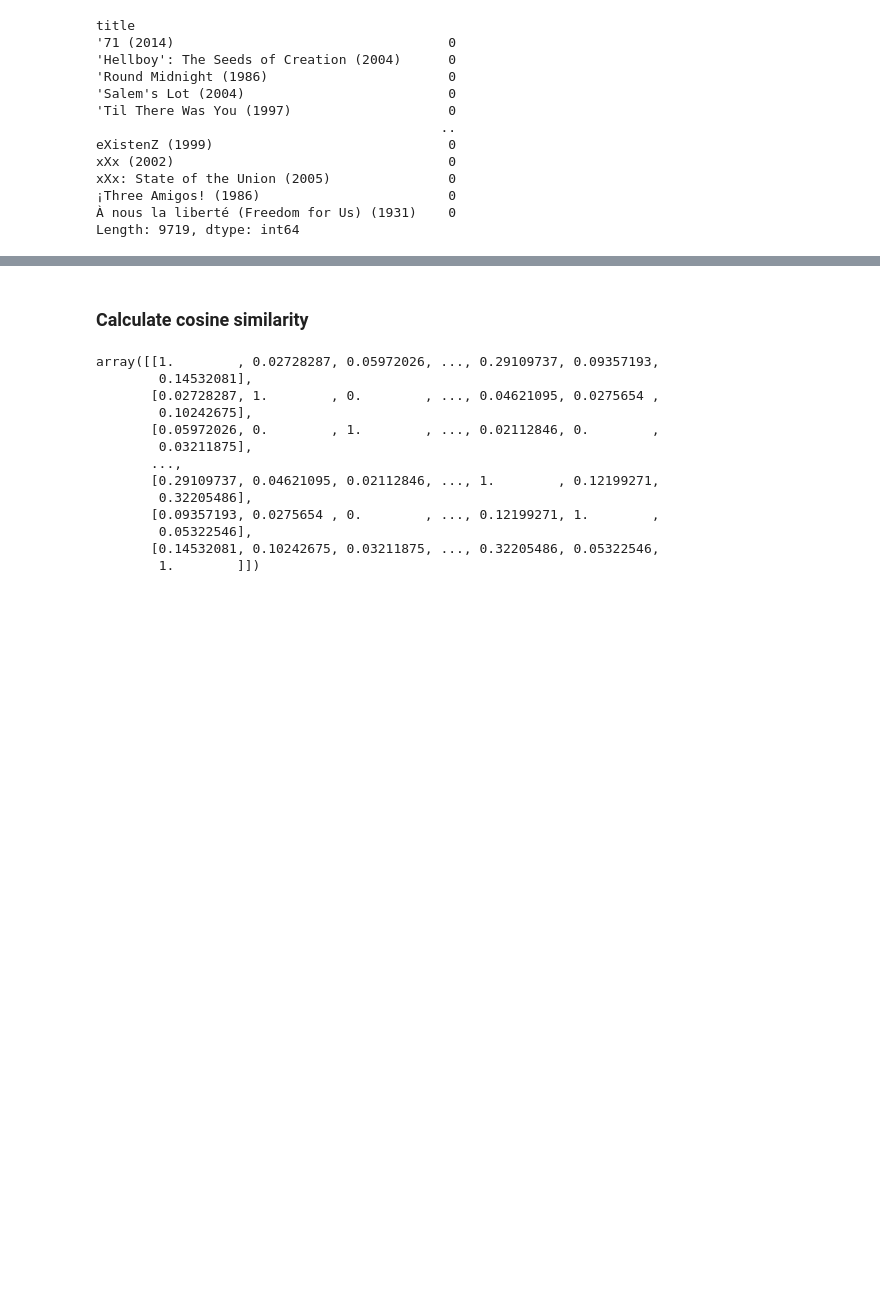
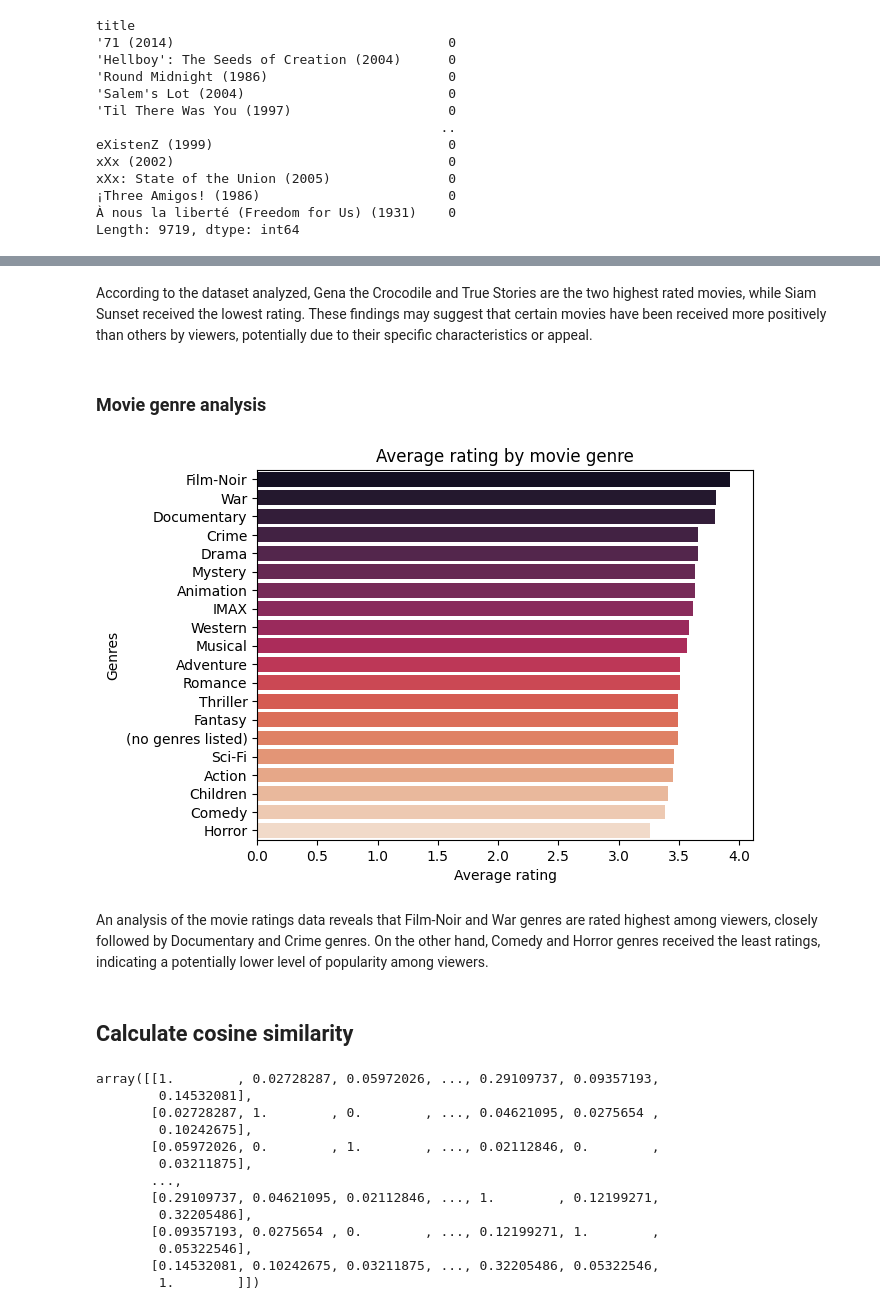
Before and after one commit to Eben-Success/AI_final_project, a Jupyter notebook: analysis.ipynb, the cells around one changed output, grey strips where cells are left out. Cells and saved outputs as stored; diff of their text form; code cells hidden in the pictures; blank space fills up the shorter version.

```diff
--- a/analysis.ipynb
+++ b/analysis.ipynb
@@ -93,5 +120,30 @@ Length: 9719, dtype: int64
+# %% [markdown]
+According to the dataset analyzed, Gena the Crocodile and True Stories are the two highest rated movies, while Siam Sunset received the lowest rating. These findings may suggest that certain movies have been received more positively than others by viewers, potentially due to their specific characteristics or appeal.
+# %% [markdown]
+### Movie genre analysis
+# %%
+# Split the genres into separate rows
+genre_ratings = movie_ratings.assign(genres = movie_ratings['genres'].str.split('|')).explode('genres')
+
+# Group the movies by genre and calculate the average rating
+genre_avg_ratings = genre_ratings.groupby('genres')['rating'].mean().sort_values(ascending=False)
+
+# Plot a bar chart of the average ratings by genre
+sns.barplot(x=genre_avg_ratings, y=genre_avg_ratings.index, palette='rocket')
+
+# Add labels and title to the plot
+plt.xlabel('Average rating')
+plt.ylabel('Genres')
+plt.title('Average rating by movie genre')
+
+# Display the plot
+plt.show()
+# %% [output]
+[figure, added]
+# %% [markdown]
+An analysis of the movie ratings data reveals that Film-Noir and War genres are rated highest among viewers, closely followed by Documentary and Crime genres. On the other hand, Comedy and Horror genres received the least ratings, indicating a potentially lower level of popularity among viewers.
 # %% [markdown]
-### Calculate cosine similarity
+## **Calculate cosine similarity**
 # %%
 # Calculate cosine similarity
 cosine_sim = cosine_similarity(ratings_matrix)
```
Also changed, not shown: parts of 9 cells of this notebook.
